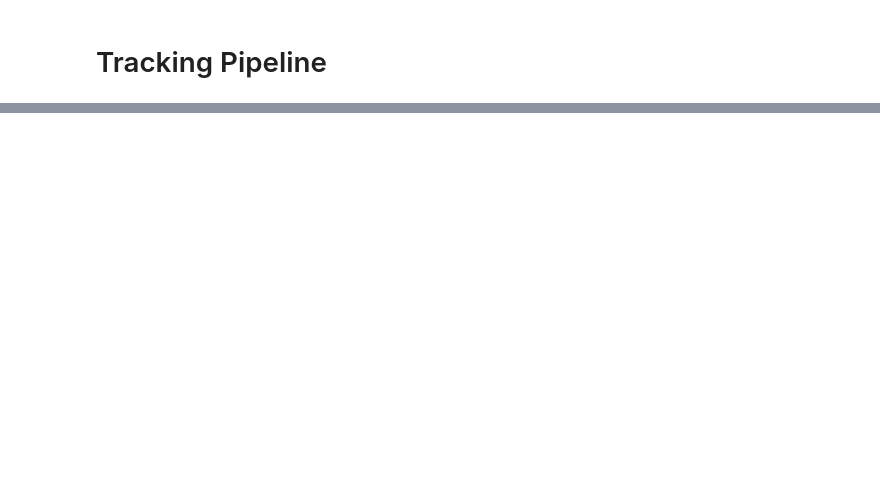
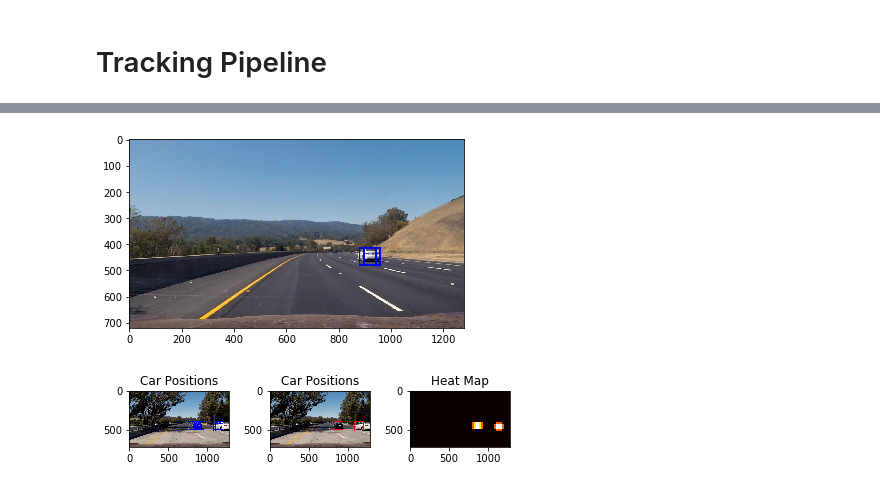
Before and after one commit to skymaze/CarND, a Jupyter notebook: CarND-Vehicle-Detection/Vehicle_Detection_Project.ipynb, the cells around one changed output, grey strips where cells are left out. Drawn from its saved outputs; the diff is of its cells as text; code cells hidden in the pictures; blank space fills up the shorter version.

```diff
--- a/CarND-Vehicle-Detection/Vehicle_Detection_Project.ipynb
+++ b/CarND-Vehicle-Detection/Vehicle_Detection_Project.ipynb
@@ -57,0 +833,29 @@ plt.title('HOG Visualization')
+# %%
+"""
+17. test on image
+"""
+
+import cv2
+import numpy as np
+import matplotlib.pyplot as plt
+
+
+ystart = 400
+ystop = 656
+scale = 1
+orient = 16
+pix_per_cell = 8
+cell_per_block = 2
+hog_channel = 'ALL'
+spatial_size = (16, 16)
+hist_bins = 64
+
+image = cv2.imread('test_images/test5.jpg')
+
+out_img = find_cars(image, ystart, ystop, scale, clf, X_scaler, orient, pix_per_cell, cell_per_block, spatial_size, hist_bins)
+
+out_img = cv2.cvtColor(out_img, cv2.COLOR_BGR2RGB)
+plt.imshow(out_img)
+plt.show()
+# %% [output]
+[figure, added]
@@ -57,0 +1007,45 @@ plt.title('HOG Visualization')
+# %%
+"""
+21. test on image
+"""
+
+import cv2
+import numpy as np
+import matplotlib.pyplot as plt
+from scipy.ndimage.measurements import label
+
+
+ystart = 400
+ystop = 656
+scale = 1.5
+orient = 32
+pix_per_cell = 8
+cell_per_block = 2
+hog_channel = 'ALL'
+spatial_size = (8, 8)
+hist_bins = 64
+
+image = cv2.imread('test_images/test5.jpg')
+
+out_img, heatmap = find_cars_heat(image, ystart, ystop, scale, clf, X_scaler, orient, pix_per_cell, cell_per_block, spatial_size, hist_bins)
+
+out_img = cv2.cvtColor(out_img, cv2.COLOR_BGR2RGB)
+
+labels = label(heatmap)
+draw_img = draw_labeled_bboxes(np.copy(image), labels)
+draw_img = cv2.cvtColor(draw_img, cv2.COLOR_BGR2RGB)
+
+fig = plt.figure()
+plt.subplot(131)
+plt.imshow(out_img)
+plt.title('Car Positions')
+plt.subplot(132)
+plt.imshow(draw_img)
+plt.title('Car Positions')
+plt.subplot(133)
+plt.imshow(heatmap, cmap='hot')
+plt.title('Heat Map')
+fig.tight_layout()
+plt.show()
+# %% [output]
+[figure, added]
```
Also changed, not shown: parts of 31 cells of this notebook, 16 other files.
